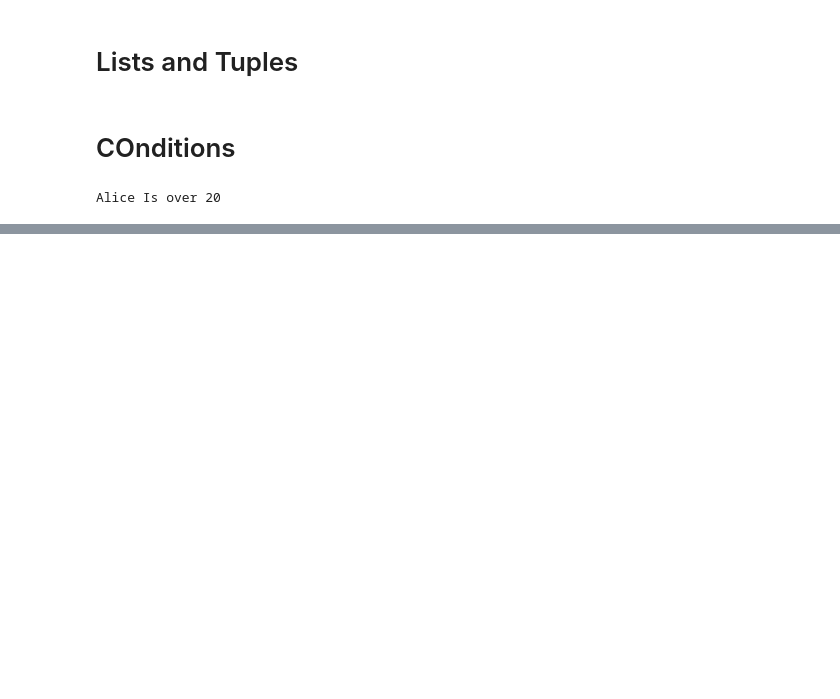
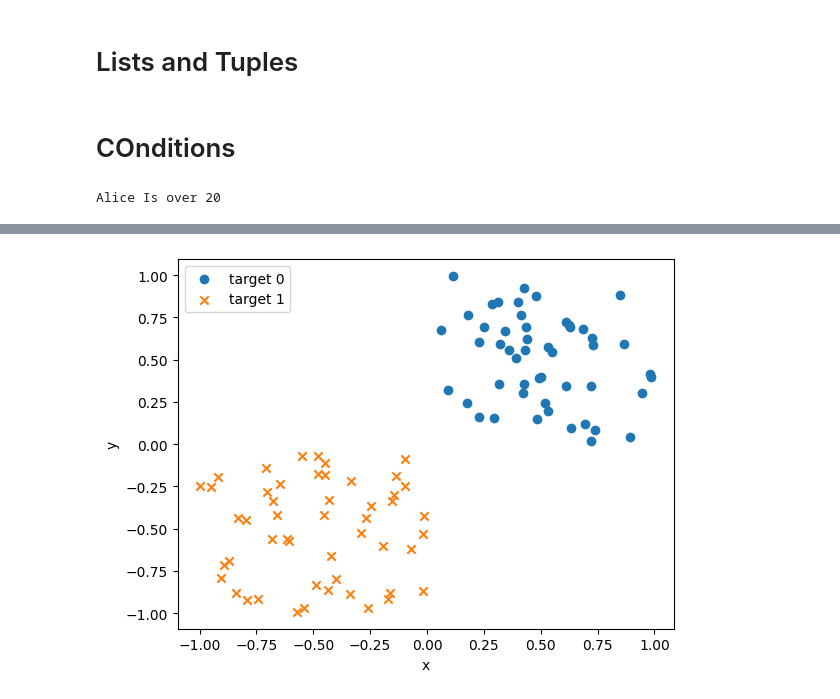
Before and after one commit to Mauroreis100/AIDataScienceCourse, a Jupyter notebook: Practicing/Practicing.ipynb, the cells around one changed output, grey strips where cells are left out. Saved outputs shown, nothing was run; the diff lists cells and outputs as text; code cells hidden in the pictures; blank space fills up the shorter version.

```diff
--- a/Practicing/Practicing.ipynb
+++ b/Practicing/Practicing.ipynb
@@ -18,3 +18,11 @@ else:
     print("{} Is over 20".format(student_name))
 # %% [output]
 Alice Is over 20
+# %%
+import numpy as np
+import pandas as pd
+np.random.seed(123)
+df1 = pd.DataFrame({"x": np.random.uniform(size=50), "y": np.random.uniform(size=50), "target": np.repeat(0, 50)})
+df2 = pd.DataFrame({"x": np.random.uniform(-1, 0, size=50), "y": np.random.uniform(-1, 0, size=50), "target": np.repeat(1, 50)})
+df = pd.concat([df1, df2], ignore_index=True)
+df
@@ -20,0 +43,16 @@ Alice Is over 20
+# %%
+data0 = df.query('target == 0').loc[:, ["x", "y"]].values
+target0 = df.query('target == 0').loc[:, "target"].values
+data1 = df.query('target == 1').loc[:, ["x", "y"]].values
+target1 = df.query('target == 1').loc[:, "target"].values
+# %%
+import matplotlib.pyplot as plt
+fig, ax = plt.subplots()
+ax.scatter(data0[:, 0], data0[:, 1], marker="o", label='target 0')
+ax.scatter(data1[:, 0], data1[:, 1], marker="x", label='target 1')
+ax.set_xlabel('x')
+ax.set_ylabel('y')
+ax.legend()
+plt.show()
+# %% [output]
+[figure, added]
```
Also changed, not shown: parts of 5 cells of this notebook, 1 other file.
